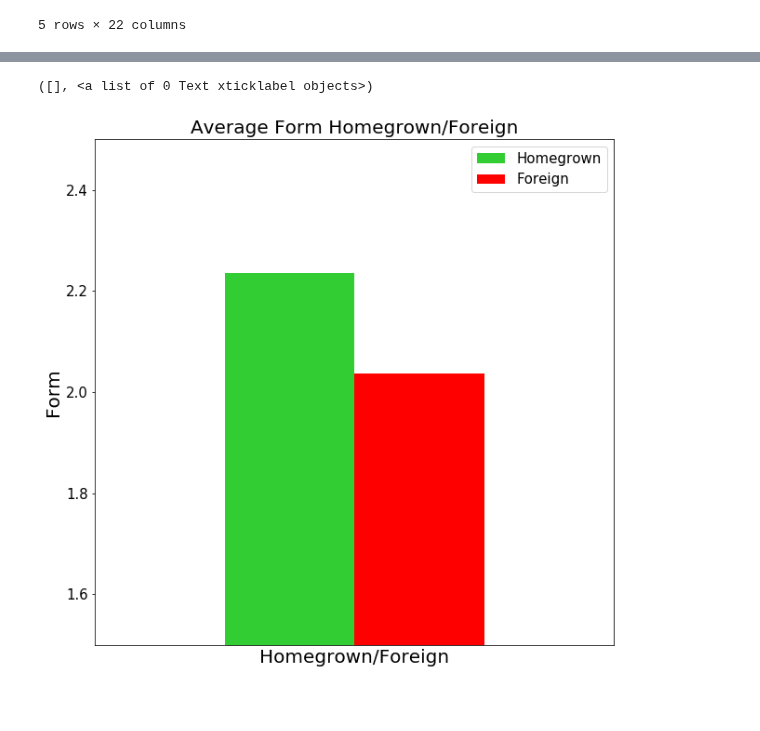
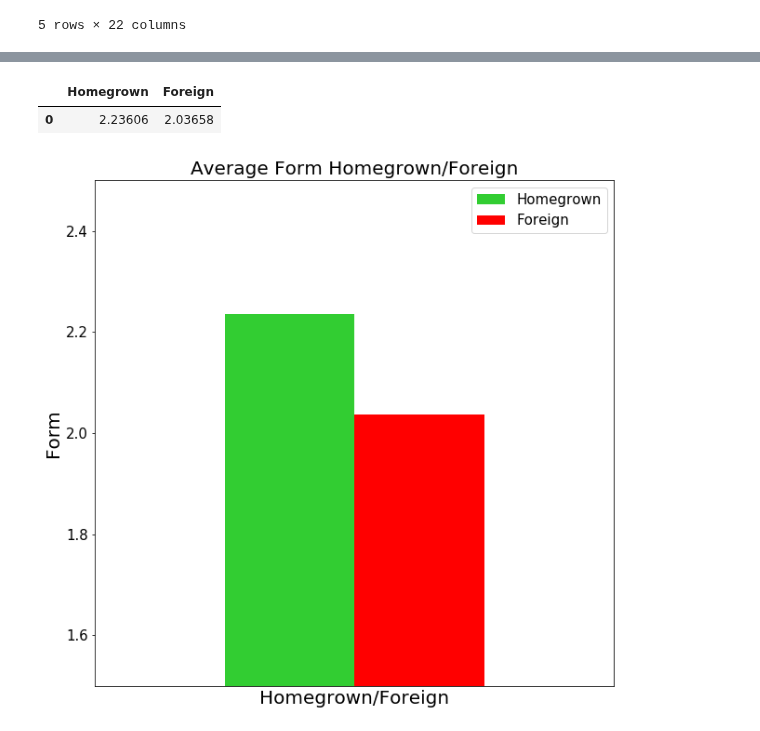
Before and after one commit to markkennedy3/Fifa-vs-Real-Life, a Jupyter notebook: notebooks/analysis/600_RQ2_Analysis_1.ipynb, the cells around one changed output, grey strips where cells are left out. Cells and saved outputs as stored; diff of their text form; code cells hidden in the pictures; blank space fills up the shorter version.

```diff
--- a/notebooks/analysis/600_RQ2_Analysis_1.ipynb
+++ b/notebooks/analysis/600_RQ2_Analysis_1.ipynb
@@ -70,21 +76,24 @@ ForeignForm = Foreign['Average Form'].mean()
 # %%
 HFForm = pd.DataFrame(columns = ["Homegrown", "Foreign"])
 HFForm.set_value(0,'Homegrown',HomegrownForm)
 HFForm.set_value(0,'Foreign',ForeignForm)
 
 mpl.rcParams['font.size'] = 15
 axis_size=20
 color = ['limegreen','r']
 fig = plt.figure(figsize=(10,10))
 ax0 = plt.subplot()
 ax0.set_ylim([1.5,2.5])
 ax0.set_ylabel('Form',size=axis_size)
 ax0.set_xlabel('Homegrown/Foreign',size=axis_size)
 ax0.set_title('Average Form Homegrown/Foreign',size=20)
 HFForm.plot(ax=ax0,kind='bar',color=color)
 plt.xticks([])
+
+HFForm
 # %% [output]
-([], <a list of 0 Text xticklabel objects>)
+|  | Homegrown | Foreign |
+| 0 | 2.23606 | 2.03658 |
 [figure]
 # %%
 HomegrownOverall = Homegrown['overall'].mean()
```
Also changed, not shown: parts of 7 cells of this notebook, 1 other file.
